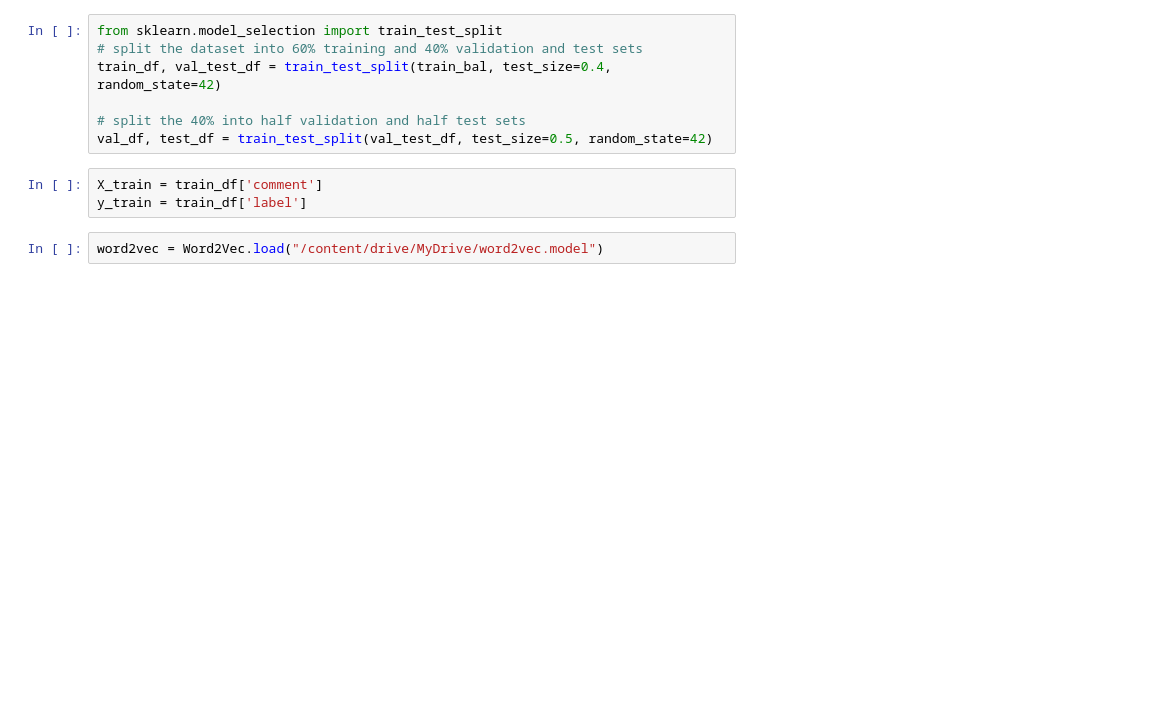
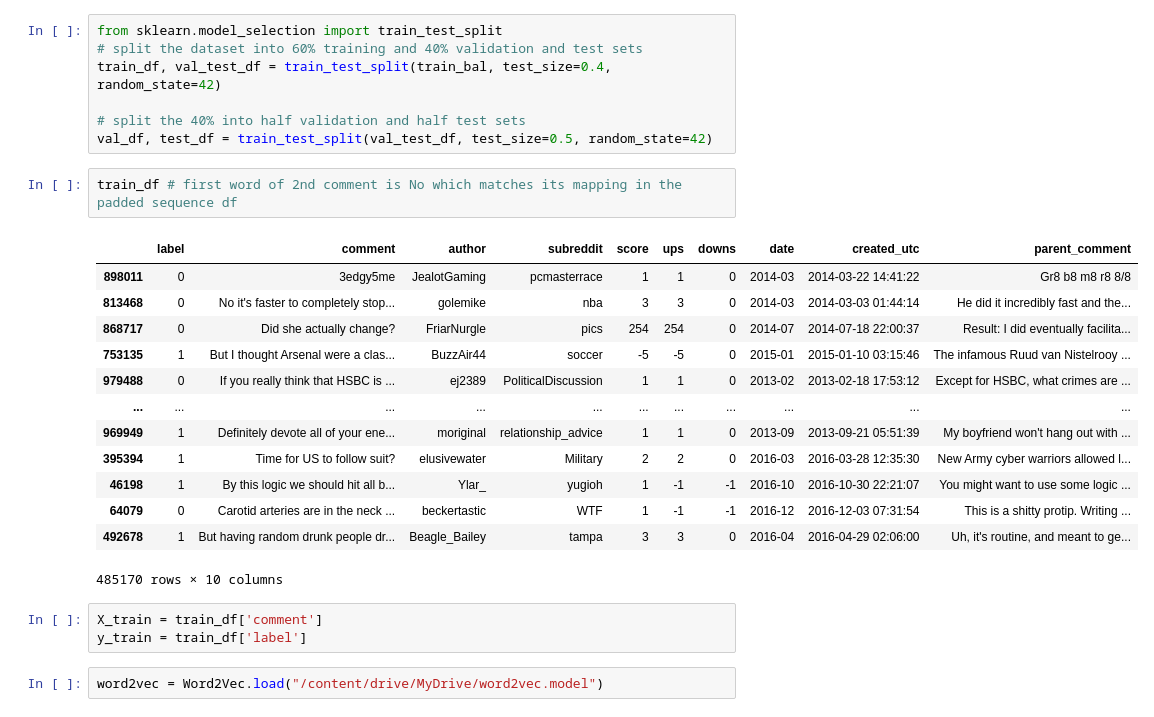
Before and after one commit to brianellis1997/Sarcasm_Detection, a Jupyter notebook: DS_440_Test.ipynb, the cells around one changed output. Drawn from its saved outputs; the diff is of its cells as text; blank space fills up the shorter version.

Commit message:
Comment and Notes

```diff
--- a/DS_440_Test.ipynb
+++ b/DS_440_Test.ipynb
@@ -444,6 +436,22 @@ train_df, val_test_df = train_test_split(train_bal, test_size=0.4, random_state=
 
 # split the 40% into half validation and half test sets
 val_df, test_df = train_test_split(val_test_df, test_size=0.5, random_state=42)
+# %%
+train_df # first word of 2nd comment is No which matches its mapping in the padded sequence df
+# %% [output]
+|  | label | comment | author | subreddit | score | ups | downs | date | created_utc | parent_comment |
+| 898011 | 0 | 3edgy5me | JealotGaming | pcmasterrace | 1 | 1 | 0 | 2014-03 | 2014-03-22 14:41:22 | Gr8 b8 m8 r8 8/8 |
+| 813468 | 0 | No it's faster to completely stop... | golemike | nba | 3 | 3 | 0 | 2014-03 | 2014-03-03 01:44:14 | He did it incredibly fast and the... |
+| 868717 | 0 | Did she actually change? | FriarNurgle | pics | 254 | 254 | 0 | 2014-07 | 2014-07-18 22:00:37 | Result: I did eventually facilita... |
+| 753135 | 1 | But I thought Arsenal were a clas... | BuzzAir44 | soccer | -5 | -5 | 0 | 2015-01 | 2015-01-10 03:15:46 | The infamous Ruud van Nistelrooy ... |
+| 979488 | 0 | If you really think that HSBC is ... | ej2389 | PoliticalDiscussion | 1 | 1 | 0 | 2013-02 | 2013-02-18 17:53:12 | Except for HSBC, what crimes are ... |
+| ... | ... | ... | ... | ... | ... | ... | ... | ... | ... | ... |
+| 969949 | 1 | Definitely devote all of your ene... | moriginal | relationship_advice | 1 | 1 | 0 | 2013-09 | 2013-09-21 05:51:39 | My boyfriend won't hang out with ... |
+| 395394 | 1 | Time for US to follow suit? | elusivewater | Military | 2 | 2 | 0 | 2016-03 | 2016-03-28 12:35:30 | New Army cyber warriors allowed l... |
+| 46198 | 1 | By this logic we should hit all b... | Ylar_ | yugioh | 1 | -1 | -1 | 2016-10 | 2016-10-30 22:21:07 | You might want to use some logic ... |
+| 64079 | 0 | Carotid arteries are in the neck ... | beckertastic | WTF | 1 | -1 | -1 | 2016-12 | 2016-12-03 07:31:54 | This is a shitty protip. Writing ... |
+| 492678 | 1 | But having random drunk people dr... | Beagle_Bailey | tampa | 3 | 3 | 0 | 2016-04 | 2016-04-29 02:06:00 | Uh, it's routine, and meant to ge... |
+485170 rows × 10 columns
 # %%
 X_train = train_df['comment']
 y_train = train_df['label']
```
Also changed, not shown: parts of 17 cells of this notebook.
